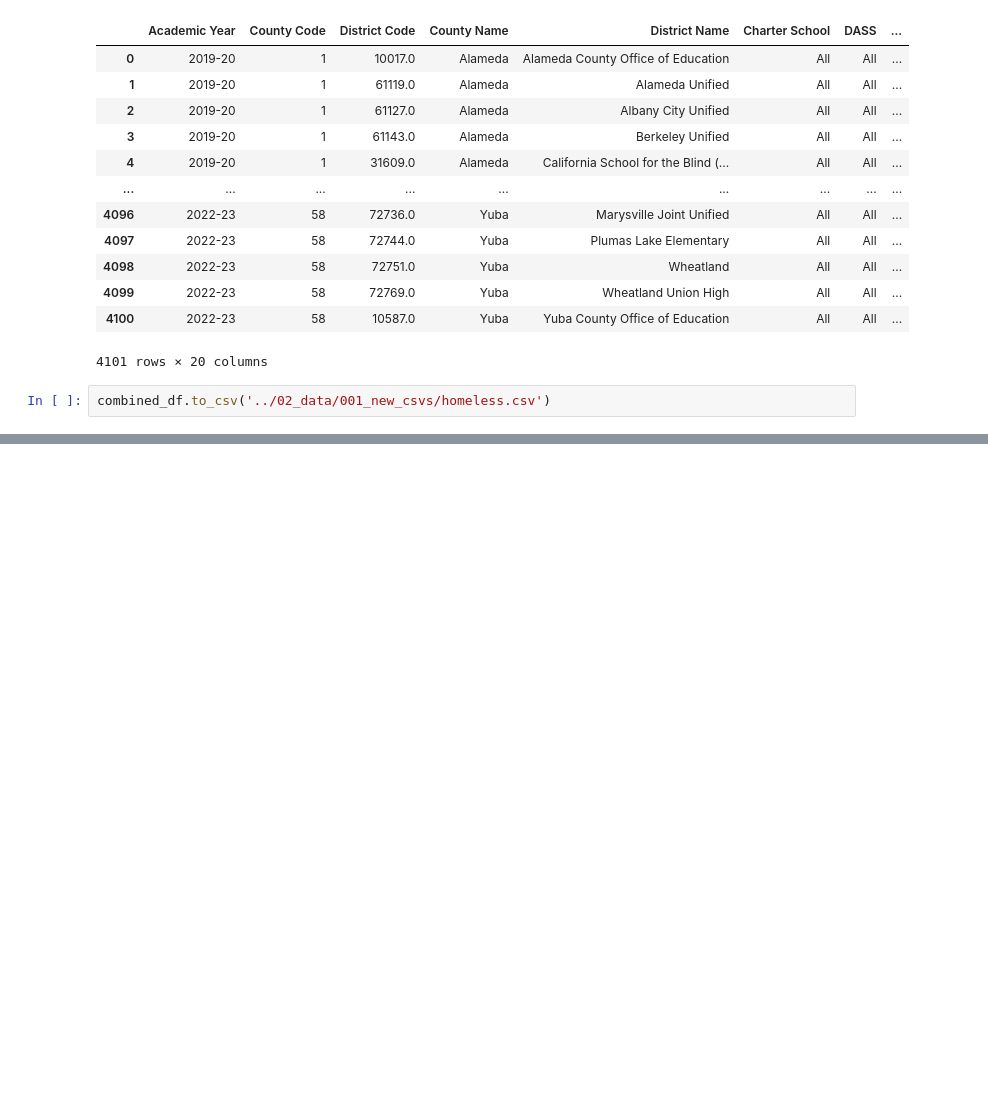
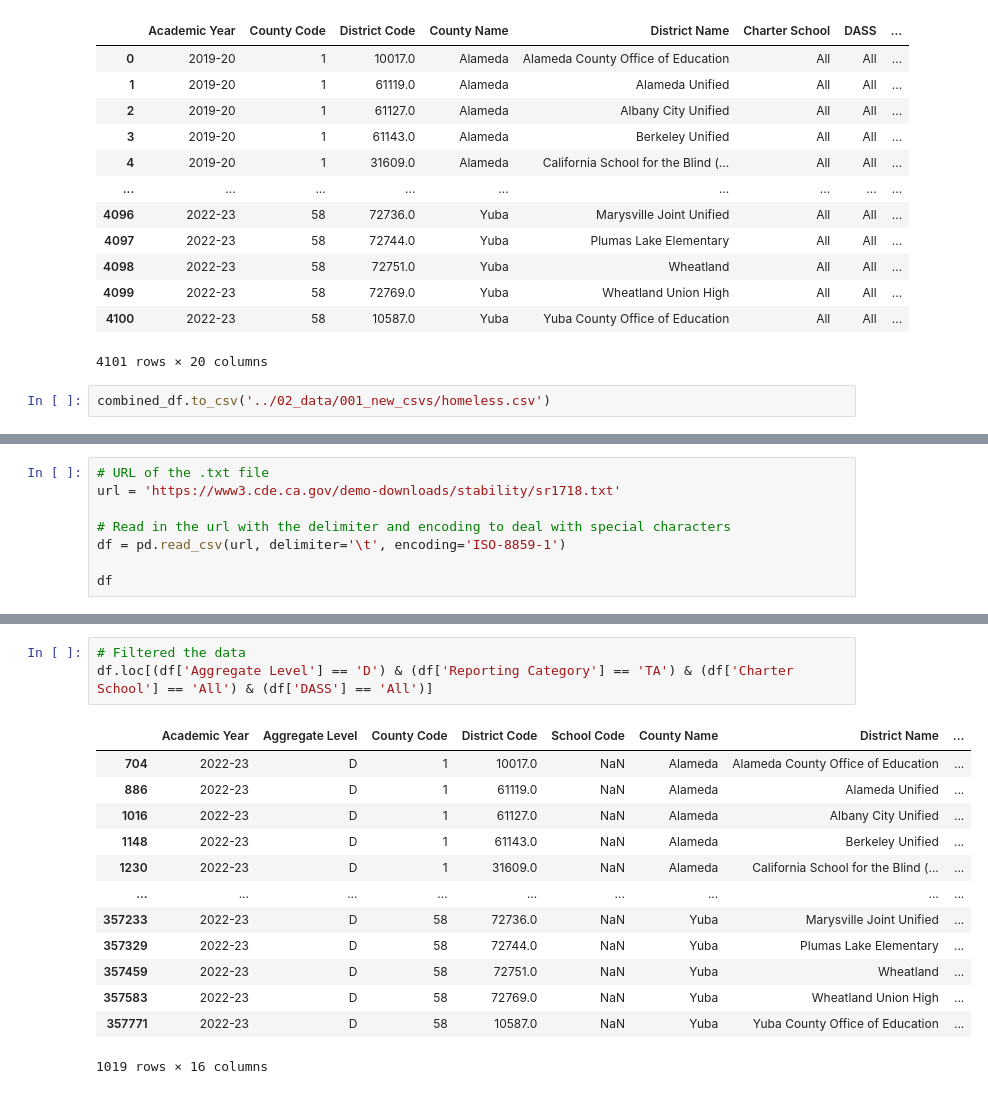
Before and after one commit to emilyksanders/CA_dropout_rates, a Jupyter notebook: 01_notebooks/001_Eli_explore_datasets.ipynb, the cells around one changed output, grey strips where cells are left out. Drawn from its saved outputs; the diff is of its cells as text; blank space fills up the shorter version.

Commit message:
more data

```diff
--- a/01_notebooks/001_Eli_explore_datasets.ipynb
+++ b/01_notebooks/001_Eli_explore_datasets.ipynb
@@ -397,0 +401,8 @@ combined_df.to_csv('../02_data/001_new_csvs/homeless.csv')
+# %%
+# URL of the .txt file
+url = 'https://www3.cde.ca.gov/demo-downloads/stability/sr1718.txt'
+
+# Read in the url with the delimiter and encoding to deal with special characters
+df = pd.read_csv(url, delimiter='\t', encoding='ISO-8859-1')
+
+df
@@ -397,0 +423,17 @@ combined_df.to_csv('../02_data/001_new_csvs/homeless.csv')
+# %%
+# Filtered the data
+df.loc[(df['Aggregate Level'] == 'D') & (df['Reporting Category'] == 'TA') & (df['Charter School'] == 'All') & (df['DASS'] == 'All')]
+# %% [output]
+|  | Academic Year | Aggregate Level | County Code | District Code | School Code | County Name | District Name | ... |
+| 704 | 2022-23 | D | 1 | 10017.0 | NaN | Alameda | Alameda County Office of Education | ... |
+| 886 | 2022-23 | D | 1 | 61119.0 | NaN | Alameda | Alameda Unified | ... |
+| 1016 | 2022-23 | D | 1 | 61127.0 | NaN | Alameda | Albany City Unified | ... |
+| 1148 | 2022-23 | D | 1 | 61143.0 | NaN | Alameda | Berkeley Unified | ... |
+| 1230 | 2022-23 | D | 1 | 31609.0 | NaN | Alameda | California School for the Blind (... | ... |
+| ... | ... | ... | ... | ... | ... | ... | ... | ... |
+| 357233 | 2022-23 | D | 58 | 72736.0 | NaN | Yuba | Marysville Joint Unified | ... |
+| 357329 | 2022-23 | D | 58 | 72744.0 | NaN | Yuba | Plumas Lake Elementary | ... |
+| 357459 | 2022-23 | D | 58 | 72751.0 | NaN | Yuba | Wheatland | ... |
+| 357583 | 2022-23 | D | 58 | 72769.0 | NaN | Yuba | Wheatland Union High | ... |
+| 357771 | 2022-23 | D | 58 | 10587.0 | NaN | Yuba | Yuba County Office of Education | ... |
+1019 rows × 16 columns
```
Also changed, not shown: parts of 12 cells of this notebook, 1 other file.
